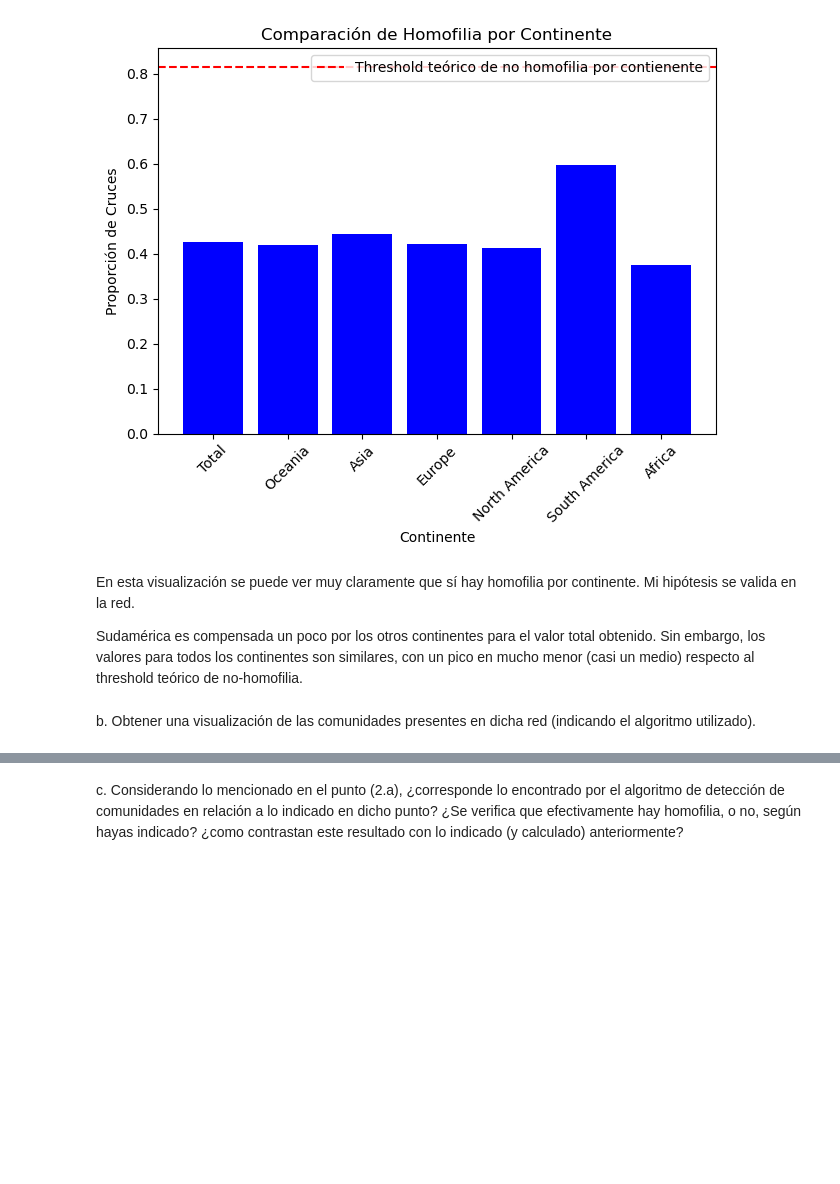
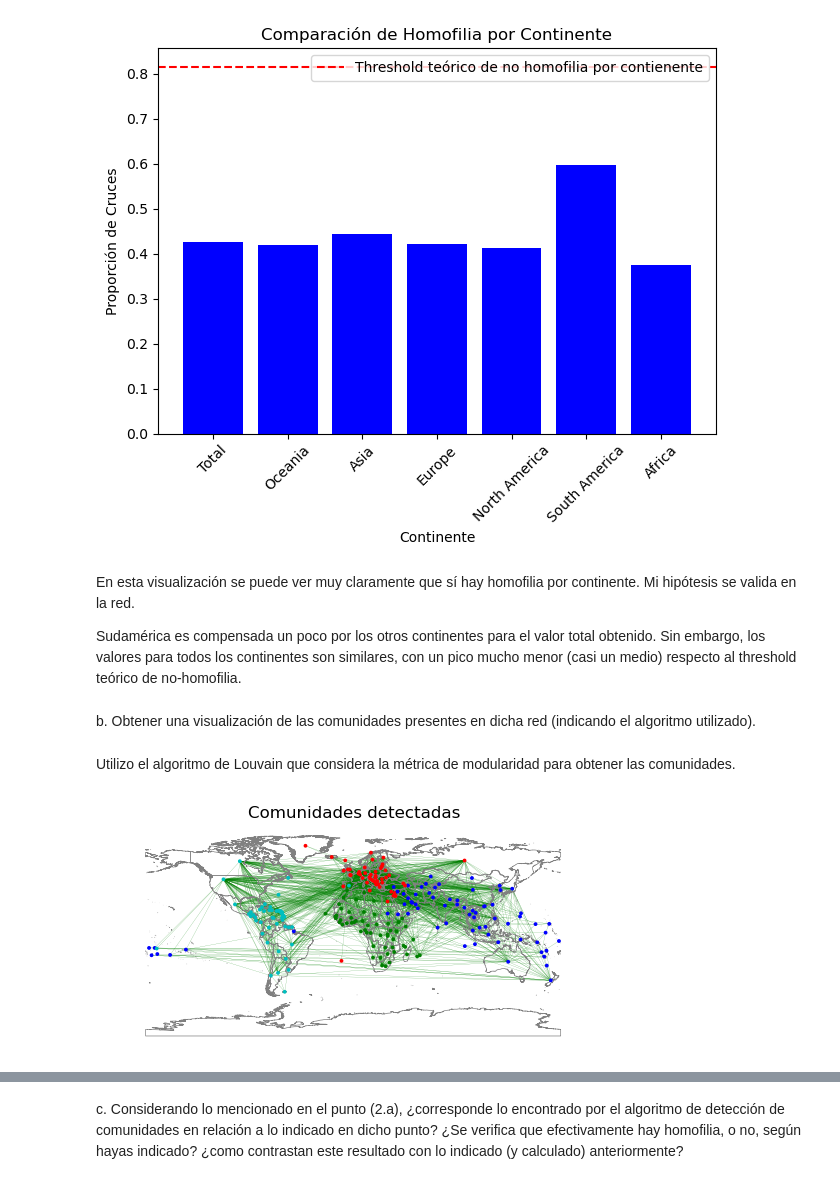
Before and after one commit to mateocapon/teoria-de-algoritmos2-tp1, a Jupyter notebook: TP1-104258.ipynb, the cells around one changed output, grey strips where cells are left out. Saved outputs shown, nothing was run; the diff lists cells and outputs as text; code cells hidden in the pictures; blank space fills up the shorter version.

```diff
--- a/TP1-104258.ipynb
+++ b/TP1-104258.ipynb
@@ -273,6 +273,8 @@ plt.show()
 # %% [markdown]
 En esta visualización se puede ver muy claramente que sí hay homofilia por continente. Mi hipótesis se valida en la red.
 
-Sudamérica es compensada un poco por los otros continentes para el valor total obtenido. Sin embargo, los valores para todos los continentes son similares, con un pico en mucho menor (casi un medio) respecto al threshold teórico de no-homofilia.
+Sudamérica es compensada un poco por los otros continentes para el valor total obtenido. Sin embargo, los valores para todos los continentes son similares, con un pico mucho menor (casi un medio) respecto al threshold teórico de no-homofilia.
 # %% [markdown]
 b. Obtener una visualización de las comunidades presentes en dicha red (indicando el algoritmo utilizado).
+# %% [markdown]
+Utilizo el algoritmo de Louvain que considera la métrica de modularidad para obtener las comunidades.
@@ -278,0 +292,9 @@ b. Obtener una visualización de las comunidades presentes en dicha red (indican
+# %%
+world = gdf.boundary.plot(color='gray', linewidth=0.5)
+pos = {row["NAME_EN"]: (row["x"], row["y"]) for _,row in df_more_data.iterrows()}
+nx.draw(G, pos, with_labels=False,node_color=node_colors, width= 0.1, node_size=3, edge_color='green', font_size=8, font_color='black', font_weight='bold', font_family='sans-serif')
+
+plt.title('Comunidades detectadas')
+plt.show()
+# %% [output]
+[figure, added]
```
Also changed, not shown: parts of 21 cells of this notebook.
